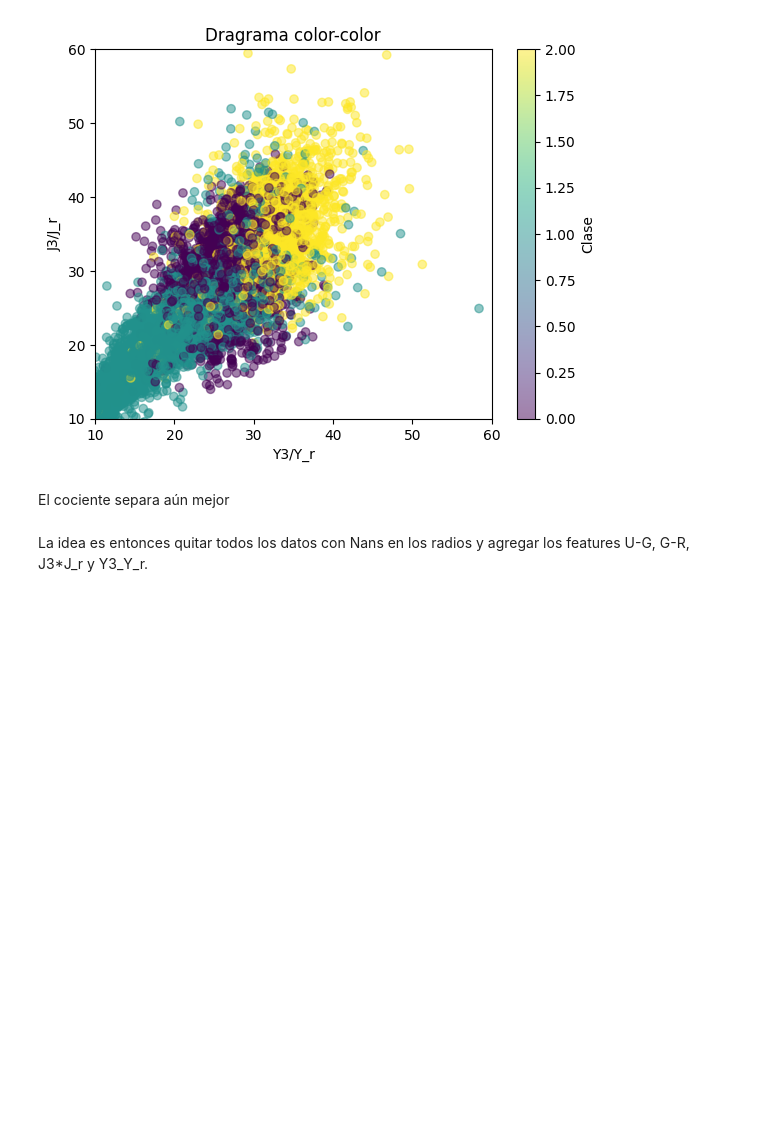
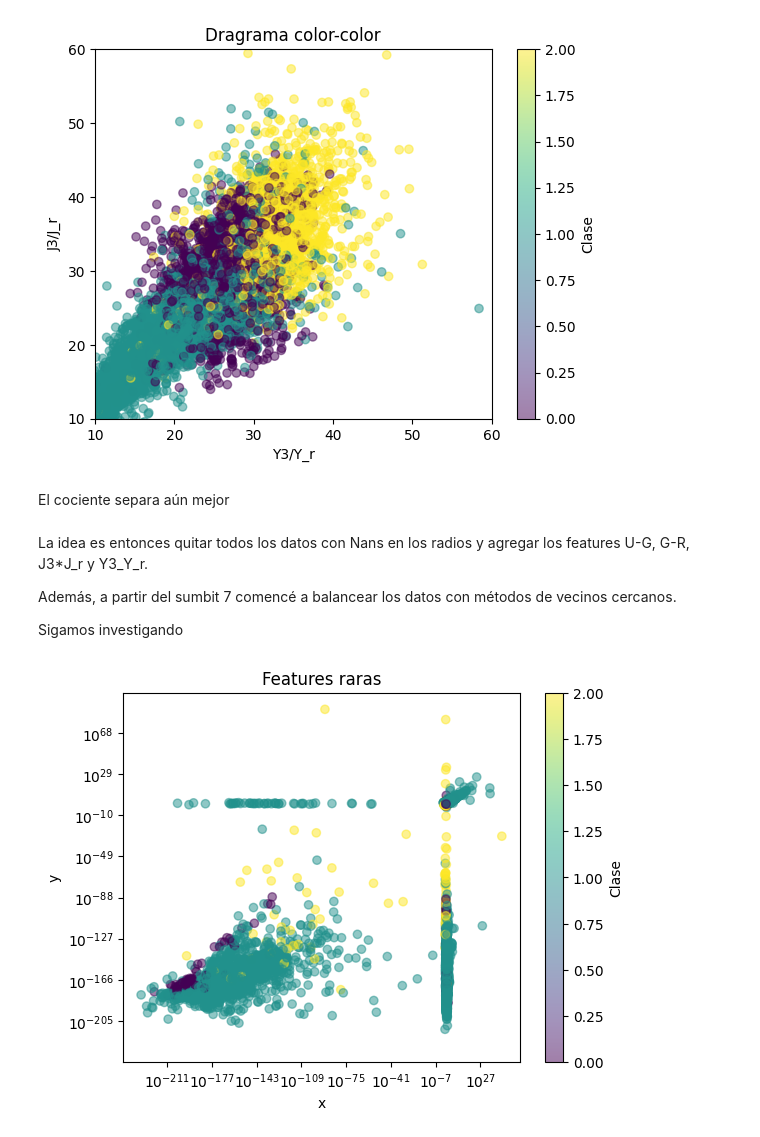
Before and after one commit to HombreRo12/Astromet_2024, a Jupyter notebook: Tp5/Exploración.ipynb, the cells around one changed output. Saved outputs shown, nothing was run; the diff lists cells and outputs as text; code cells hidden in the pictures; blank space fills up the shorter version.

```diff
--- a/Tp5/Exploración.ipynb
+++ b/Tp5/Exploración.ipynb
@@ -358,3 +358,22 @@ plt.show()
 El cociente separa aún mejor
 # %% [markdown]
 La idea es entonces quitar todos los datos con Nans en los radios y agregar los features U-G, G-R, J3*J_r y Y3_Y_r.
+
+Además, a partir del sumbit 7 comencé a balancear los datos con métodos de vecinos cercanos.
+
+Sigamos investigando
+# %%
+
+color6 = clase
+x12 = (U**2-G**2)**J_r
+y12 = (G**2-r**2)**Y_r
+plt.scatter(x12,y12, c=color6, cmap='viridis', alpha=0.5)
+plt.xlabel('x')
+plt.ylabel('y')
+plt.title('Features raras')
+plt.colorbar(label='Clase')
+plt.xscale('log')
+plt.yscale('log')
+plt.show()
+# %% [output]
+[figure, added]
```
Also changed, not shown: parts of 3 cells of this notebook, 8 other files.
